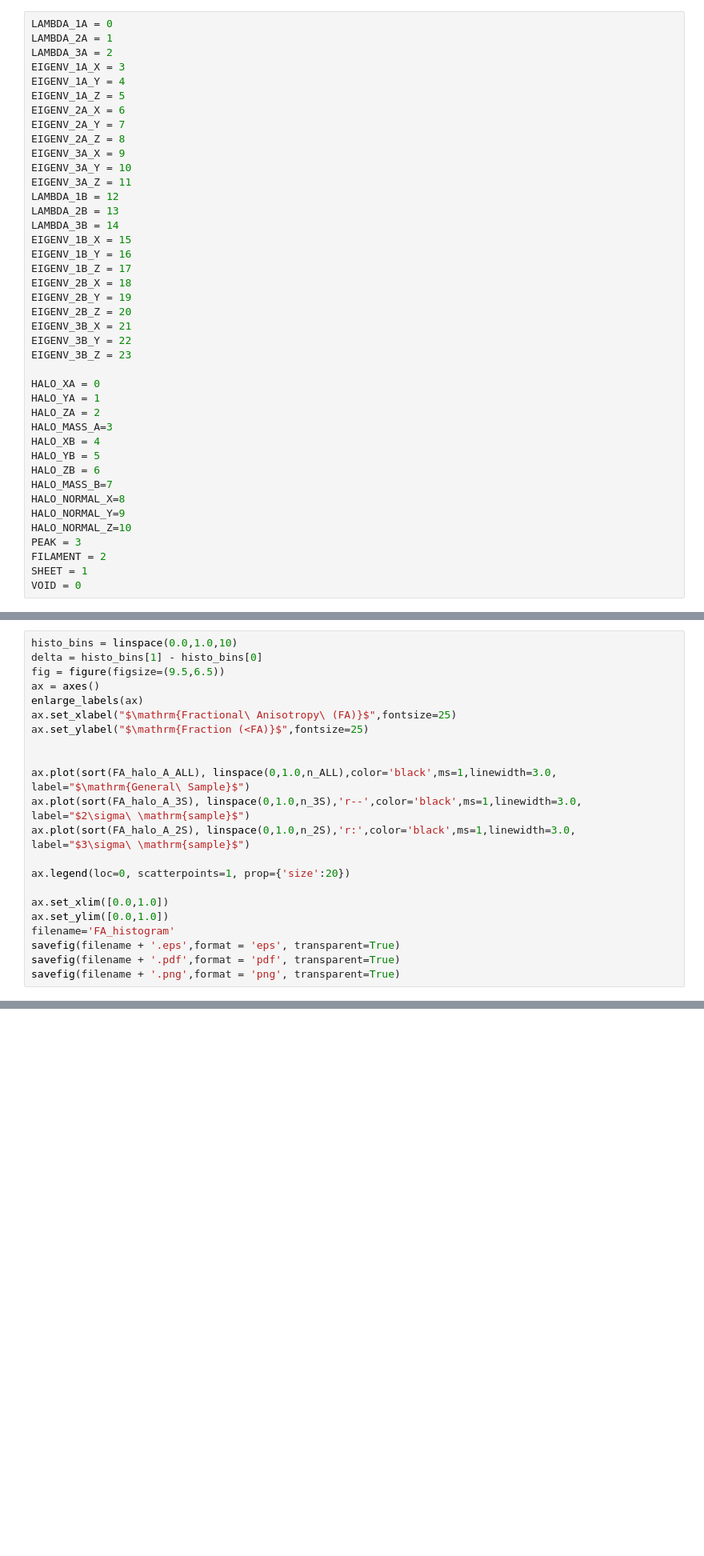
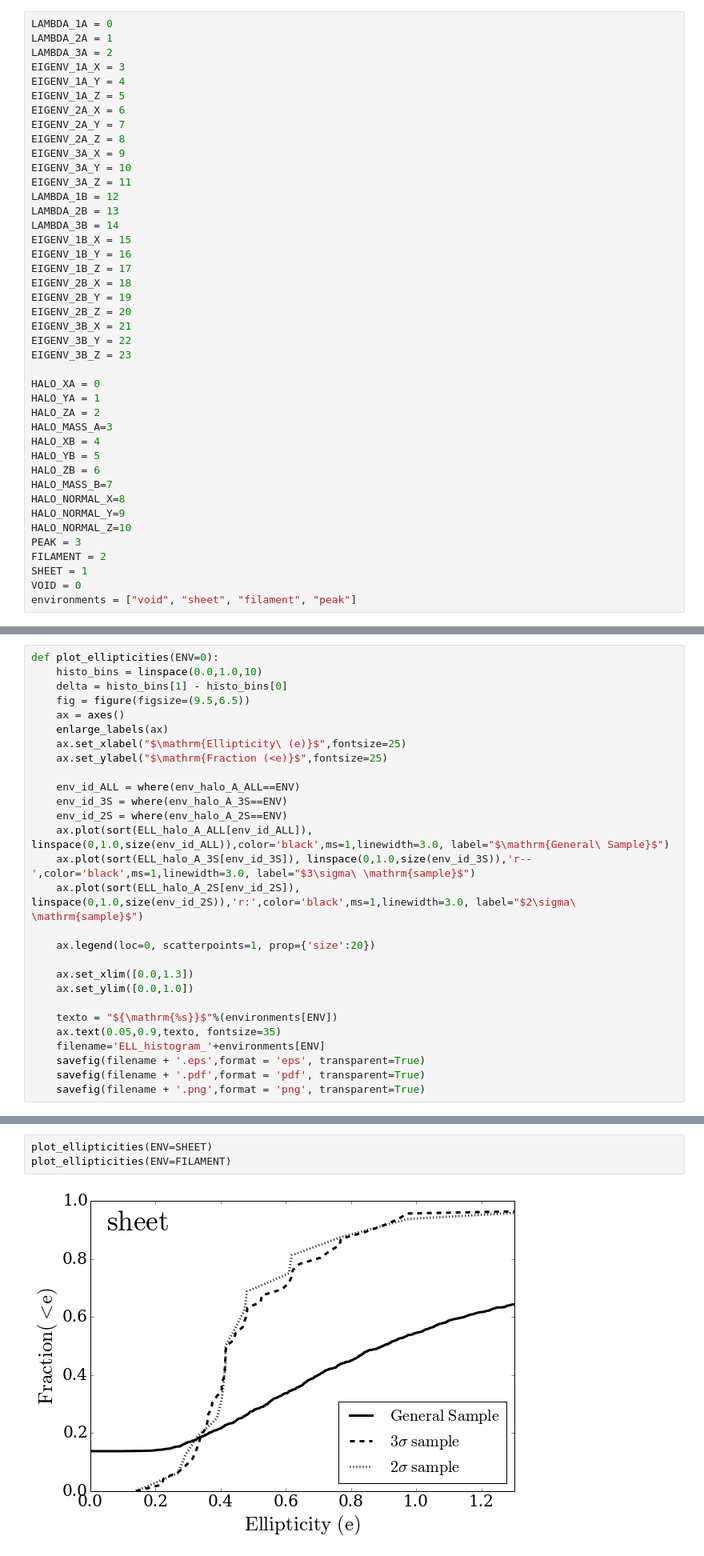
Before and after one commit to forero/LGEnvironment, a Jupyter notebook: code/AnalyzeData.ipynb, the cells around one changed output, grey strips where cells are left out. Shown at 80% size. Saved outputs shown, nothing was run; the diff lists cells and outputs as text; blank space fills up the shorter version.

Commit message:
new plots

```diff
--- a/code/AnalyzeData.ipynb
+++ b/code/AnalyzeData.ipynb
@@ -47,6 +47,7 @@ PEAK = 3
 FILAMENT = 2
 SHEET = 1
 VOID = 0
+environments = ["void", "sheet", "filament", "peak"]
 # %%
 web_data_2S = loadtxt("../data/2sigma/Tweb256_pairs2s.dat")
 web_data_3S = loadtxt("../data/3sigma/Tweb256_pairs3s.dat")
@@ -276,24 +257,30 @@ savefig(filename + '.png',format = 'png', transparent=True)
 # %% [output]
 [figure]
 # %%
-histo_bins = linspace(0.0,1.0,10)
-delta = histo_bins[1] - histo_bins[0]
-fig = figure(figsize=(9.5,6.5))
-ax = axes()
-enlarge_labels(ax)
-ax.set_xlabel("$\mathrm{Fractional\ Anisotropy\ (FA)}$",fontsize=25)
-ax.set_ylabel("$\mathrm{Fraction (<FA)}$",fontsize=25)
+def plot_ellipticities(ENV=0):
+    histo_bins = linspace(0.0,1.0,10)
+    delta = histo_bins[1] - histo_bins[0]
+    fig = figure(figsize=(9.5,6.5))
+    ax = axes()
+    enlarge_labels(ax)
+    ax.set_xlabel("$\mathrm{Ellipticity\ (e)}$",fontsize=25)
+    ax.set_ylabel("$\mathrm{Fraction (<e)}$",fontsize=25)
 
+    env_id_ALL = where(env_halo_A_ALL==ENV)
+    env_id_3S = where(env_halo_A_3S==ENV)
+    env_id_2S = where(env_halo_A_2S==ENV)
+    ax.plot(sort(ELL_halo_A_ALL[env_id_ALL]), linspace(0,1.0,size(env_id_ALL)),color='black',ms=1,linewidth=3.0, label="$\mathrm{General\ Sample}$")
+    ax.plot(sort(ELL_halo_A_3S[env_id_3S]), linspace(0,1.0,size(env_id_3S)),'r--',color='black',ms=1,linewidth=3.0, label="$3\sigma\ \mathrm{sample}$")
+    ax.plot(sort(ELL_halo_A_2S[env_id_2S]), linspace(0,1.0,size(env_id_2S)),'r:',color='black',ms=1,linewidth=3.0, label="$2\sigma\ \mathrm{sample}$")
 
-ax.plot(sort(FA_halo_A_ALL), linspace(0,1.0,n_ALL),color='black',ms=1,linewidth=3.0, label="$\mathrm{General\ Sample}$")
-ax.plot(sort(FA_halo_A_3S), linspace(0,1.0,n_3S),'r--',color='black',ms=1,linewidth=3.0, label="$2\sigma\ \mathrm{sample}$")
-ax.plot(sort(FA_halo_A_2S), linspace(0,1.0,n_2S),'r:',color='black',ms=1,linewidth=3.0, label="$3\sigma\ \mathrm{sample}$")
+    ax.legend(loc=0, scatterpoints=1, prop={'size':20})
 
-ax.legend(loc=0, scatterpoints=1, prop={'size':20})
+    ax.set_xlim([0.0,1.3])
+    ax.set_ylim([0.0,1.0])
 
-ax.set_xlim([0.0,1.0])
-ax.set_ylim([0.0,1.0])
-filename='FA_histogram'
-savefig(filename + '.eps',format = 'eps', transparent=True)
-savefig(filename + '.pdf',format = 'pdf', transparent=True)
-savefig(filename + '.png',format = 'png', transparent=True)
+    texto = "${\mathrm{%s}}$"%(environments[ENV])
+    ax.text(0.05,0.9,texto, fontsize=35)
+    filename='ELL_histogram_'+environments[ENV]
+    savefig(filename + '.eps',format = 'eps', transparent=True)
+    savefig(filename + '.pdf',format = 'pdf', transparent=True)
+    savefig(filename + '.png',format = 'png', transparent=True)
@@ -301,0 +287,5 @@ savefig(filename + '.png',format = 'png', transparent=True)
+# %%
+plot_ellipticities(ENV=SHEET)
+plot_ellipticities(ENV=FILAMENT)
+# %% [output]
+[figure, added]
```
Also changed, not shown: parts of 17 cells of this notebook.
